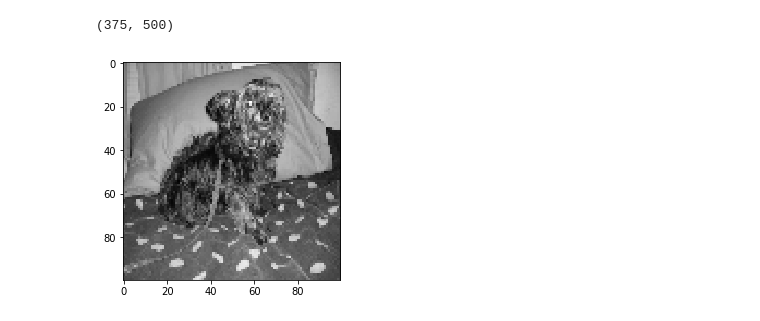
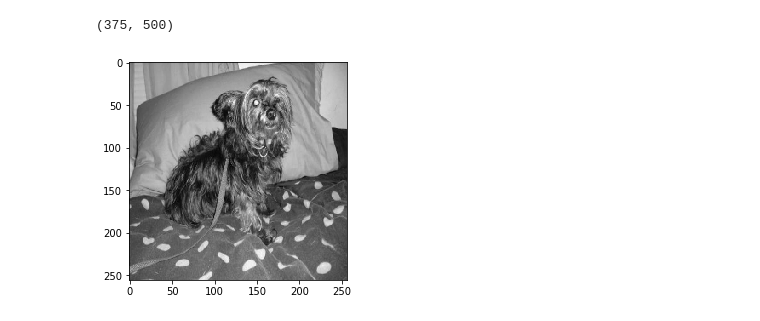
Before and after one commit to dkhanna511/Dog_vs_Cat_Classifier, a Jupyter notebook: Dog_vs_Cat_Transfer_Learning.ipynb, the cells around one changed output. Cells and saved outputs as stored; diff of their text form; code cells hidden in the pictures.

```diff
--- a/Dog_vs_Cat_Transfer_Learning.ipynb
+++ b/Dog_vs_Cat_Transfer_Learning.ipynb
@@ -97,13 +103,13 @@ print(img_array.shape)
 # %% [output]
 (375, 500)
 # %%
-img_size= 100
+img_size= 256
 
 new_images=cv2.resize(img_array, (img_size, img_size), cv2.IMREAD_GRAYSCALE)  # size of image is 100*100
 plt.imshow(new_images, cmap='gray')
 plt.show()
 # %% [output]
-[figure, old version]
+[figure, new version]
 # %%
 training_data=[]
 def create_training_data():
```
Also changed, not shown: parts of 10 cells of this notebook, 1 other file.
